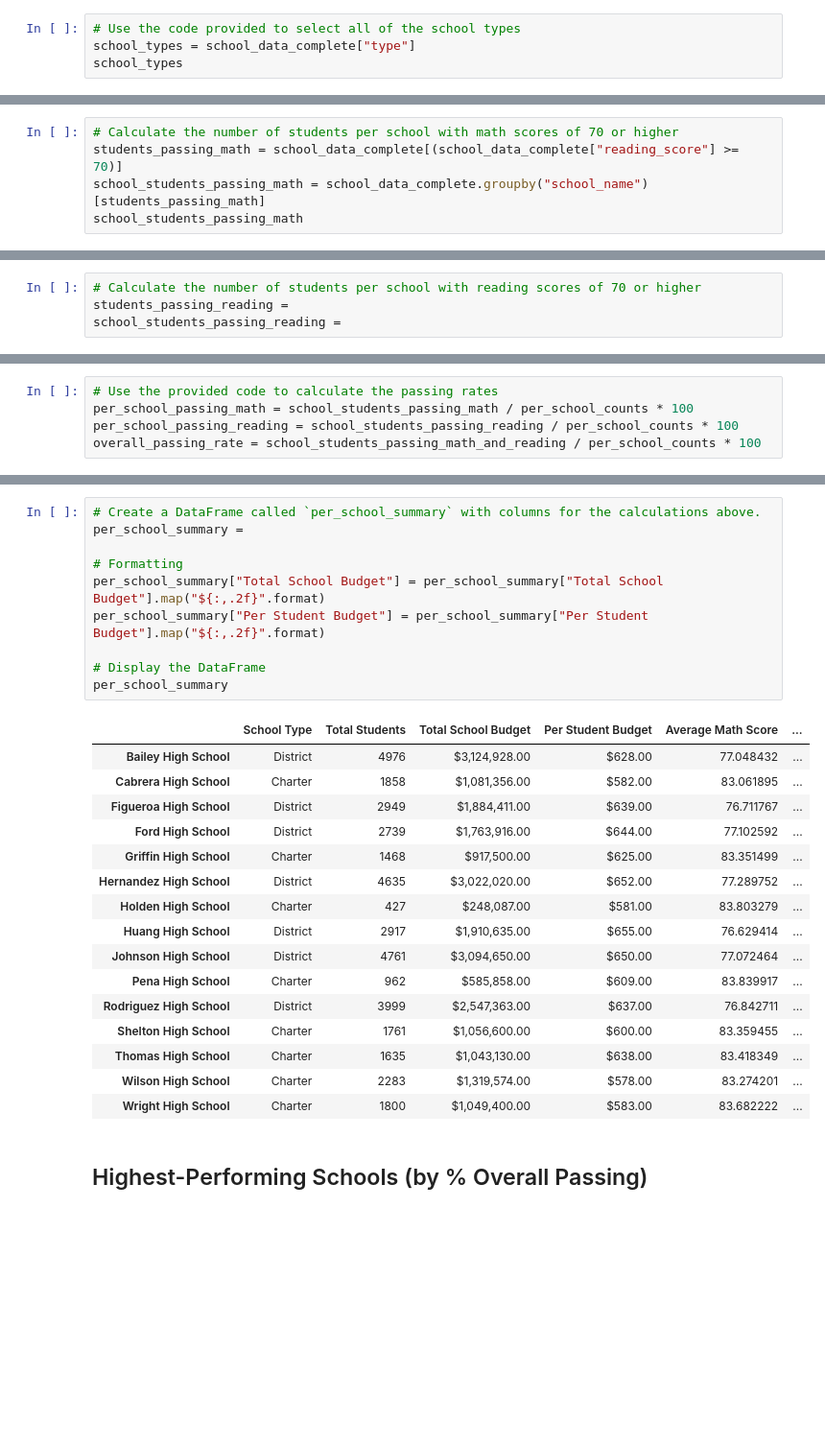
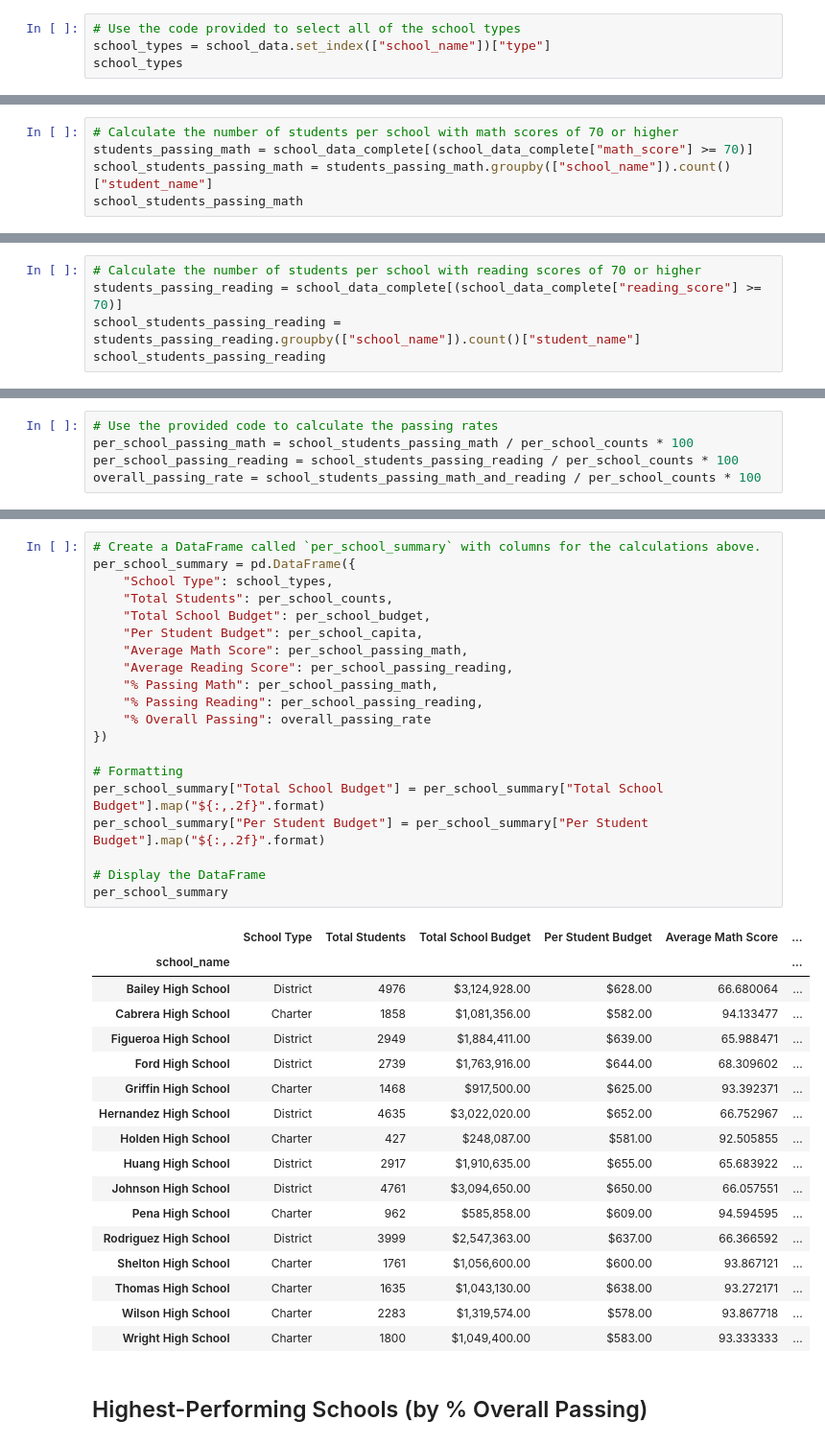
Before and after one commit to Kdata249/pandas-challenge, a Jupyter notebook: PyCitySchools/PyCitySchools_starter.ipynb, the cells around one changed output, grey strips where cells are left out. Shown: that part at 96% size. Saved outputs shown, nothing was run; the diff lists cells and outputs as text; blank space fills up the shorter version.

```diff
--- a/PyCitySchools/PyCitySchools_starter.ipynb
+++ b/PyCitySchools/PyCitySchools_starter.ipynb
@@ -108,6 +143,6 @@ district_summary
 ## School Summary
 # %%
 # Use the code provided to select all of the school types
-school_types = school_data_complete["type"]
+school_types = school_data.set_index(["school_name"])["type"]
 school_types
 # %% [output]
@@ -194,6 +236,6 @@ Name: math_score, dtype: float64
 # %%
 # Calculate the number of students per school with math scores of 70 or higher
-students_passing_math = school_data_complete[(school_data_complete["reading_score"] >= 70)]
-school_students_passing_math = school_data_complete.groupby("school_name")[students_passing_math]
+students_passing_math = school_data_complete[(school_data_complete["math_score"] >= 70)]
+school_students_passing_math = students_passing_math.groupby(["school_name"]).count()["student_name"]
 school_students_passing_math
 # %% [output]
@@ -201,4 +259,5 @@ TypeError: unhashable type: 'DataFrame'
 # %%
 # Calculate the number of students per school with reading scores of 70 or higher
-students_passing_reading =
-school_students_passing_reading =
+students_passing_reading = school_data_complete[(school_data_complete["reading_score"] >= 70)]
+school_students_passing_reading = students_passing_reading.groupby(["school_name"]).count()["student_name"]
+school_students_passing_reading
@@ -216,30 +332,41 @@ overall_passing_rate = school_students_passing_math_and_reading / per_school_cou
 # %%
 # Create a DataFrame called `per_school_summary` with columns for the calculations above.
-per_school_summary =
+per_school_summary = pd.DataFrame({
+    "School Type": school_types,
+    "Total Students": per_school_counts,
+    "Total School Budget": per_school_budget,
+    "Per Student Budget": per_school_capita,
+    "Average Math Score": per_school_passing_math,
+    "Average Reading Score": per_school_passing_reading,
+    "% Passing Math": per_school_passing_math,
+    "% Passing Reading": per_school_passing_reading,
+    "% Overall Passing": overall_passing_rate
+})
 
 # Formatting
 per_school_summary["Total School Budget"] = per_school_summary["Total School Budget"].map("${:,.2f}".format)
 per_school_summary["Per Student Budget"] = per_school_summary["Per Student Budget"].map("${:,.2f}".format)
 
 # Display the DataFrame
 per_school_summary
 # %% [output]
 |  | School Type | Total Students | Total School Budget | Per Student Budget | Average Math Score | ... |
-| Bailey High School | District | 4976 | $3,124,928.00 | $628.00 | 77.048432 | ... |
-| Cabrera High School | Charter | 1858 | $1,081,356.00 | $582.00 | 83.061895 | ... |
-| Figueroa High School | District | 2949 | $1,884,411.00 | $639.00 | 76.711767 | ... |
-| Ford High School | District | 2739 | $1,763,916.00 | $644.00 | 77.102592 | ... |
-| Griffin High School | Charter | 1468 | $917,500.00 | $625.00 | 83.351499 | ... |
-| Hernandez High School | District | 4635 | $3,022,020.00 | $652.00 | 77.289752 | ... |
-| Holden High School | Charter | 427 | $248,087.00 | $581.00 | 83.803279 | ... |
-| Huang High School | District | 2917 | $1,910,635.00 | $655.00 | 76.629414 | ... |
-| Johnson High School | District | 4761 | $3,094,650.00 | $650.00 | 77.072464 | ... |
-| Pena High School | Charter | 962 | $585,858.00 | $609.00 | 83.839917 | ... |
-| Rodriguez High School | District | 3999 | $2,547,363.00 | $637.00 | 76.842711 | ... |
-| Shelton High School | Charter | 1761 | $1,056,600.00 | $600.00 | 83.359455 | ... |
-| Thomas High School | Charter | 1635 | $1,043,130.00 | $638.00 | 83.418349 | ... |
-| Wilson High School | Charter | 2283 | $1,319,574.00 | $578.00 | 83.274201 | ... |
-| Wright High School | Charter | 1800 | $1,049,400.00 | $583.00 | 83.682222 | ... |
+| school_name |  |  |  |  |  | ... |
+| Bailey High School | District | 4976 | $3,124,928.00 | $628.00 | 66.680064 | ... |
+| Cabrera High School | Charter | 1858 | $1,081,356.00 | $582.00 | 94.133477 | ... |
+| Figueroa High School | District | 2949 | $1,884,411.00 | $639.00 | 65.988471 | ... |
+| Ford High School | District | 2739 | $1,763,916.00 | $644.00 | 68.309602 | ... |
+| Griffin High School | Charter | 1468 | $917,500.00 | $625.00 | 93.392371 | ... |
+| Hernandez High School | District | 4635 | $3,022,020.00 | $652.00 | 66.752967 | ... |
+| Holden High School | Charter | 427 | $248,087.00 | $581.00 | 92.505855 | ... |
+| Huang High School | District | 2917 | $1,910,635.00 | $655.00 | 65.683922 | ... |
+| Johnson High School | District | 4761 | $3,094,650.00 | $650.00 | 66.057551 | ... |
+| Pena High School | Charter | 962 | $585,858.00 | $609.00 | 94.594595 | ... |
+| Rodriguez High School | District | 3999 | $2,547,363.00 | $637.00 | 66.366592 | ... |
+| Shelton High School | Charter | 1761 | $1,056,600.00 | $600.00 | 93.867121 | ... |
+| Thomas High School | Charter | 1635 | $1,043,130.00 | $638.00 | 93.272171 | ... |
+| Wilson High School | Charter | 2283 | $1,319,574.00 | $578.00 | 93.867718 | ... |
+| Wright High School | Charter | 1800 | $1,049,400.00 | $583.00 | 93.333333 | ... |
 # %% [markdown]
 ## Highest-Performing Schools (by % Overall Passing)
 # %%
```
Also changed, not shown: parts of 12 cells of this notebook.
